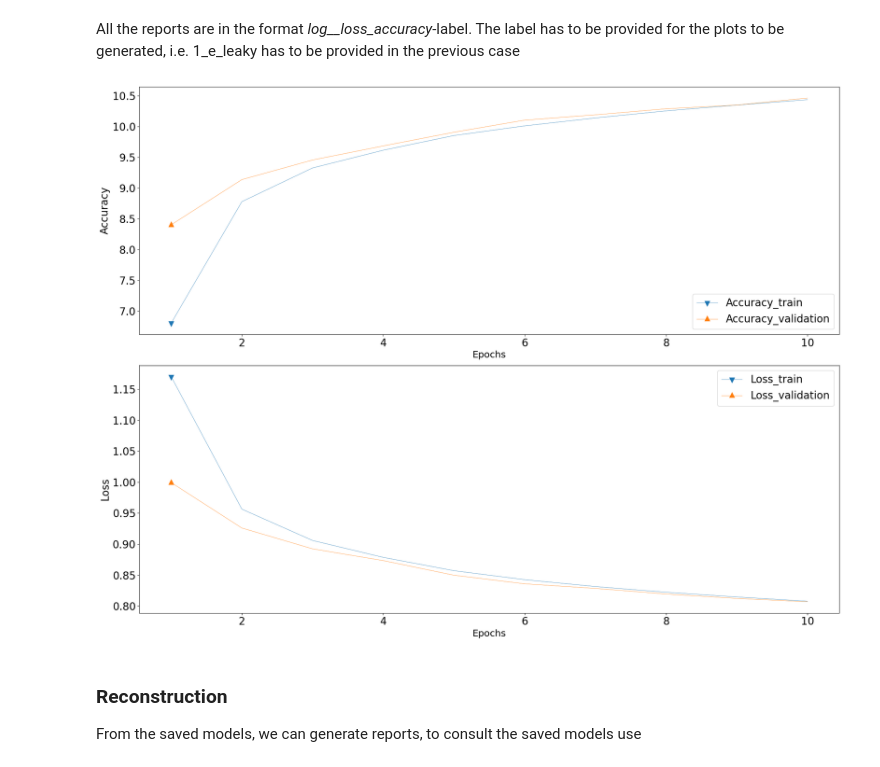
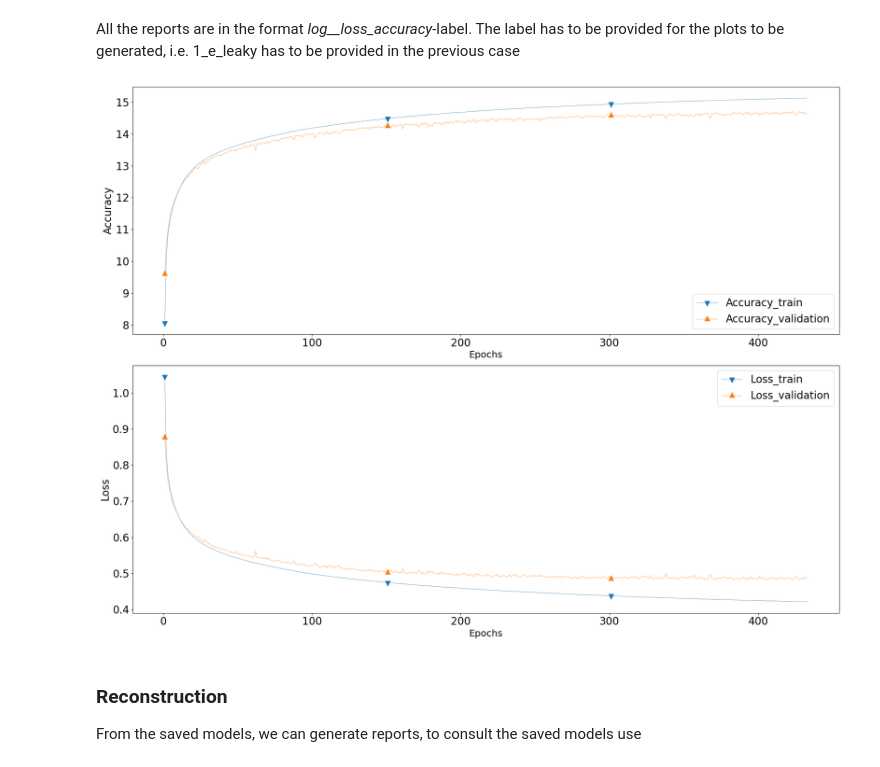
Before and after one commit to enriqueescalante/heterotic_orbiencoder, a Jupyter notebook: heterotic_orbiencoder.ipynb, the cells around one changed output. Saved outputs shown, nothing was run; the diff lists cells and outputs as text; code cells hidden in the pictures.

Commit message:
Fix visualization report train

```diff
--- a/heterotic_orbiencoder.ipynb
+++ b/heterotic_orbiencoder.ipynb
@@ -223,9 +223,9 @@ All the reports are in the format *log__loss_accuracy*-label.
 The label has to be provided for the plots to be generated,
 i.e. 1_e_leaky has to be provided in the previous case
 # %%
-utils.plot_report("1_e_leaky")
+utils.plot_report("1010_e_leaky")
 # %% [output]
-[figure, old version]
+[figure, new version]
 # %% [markdown]
 ### Reconstruction
 
```
